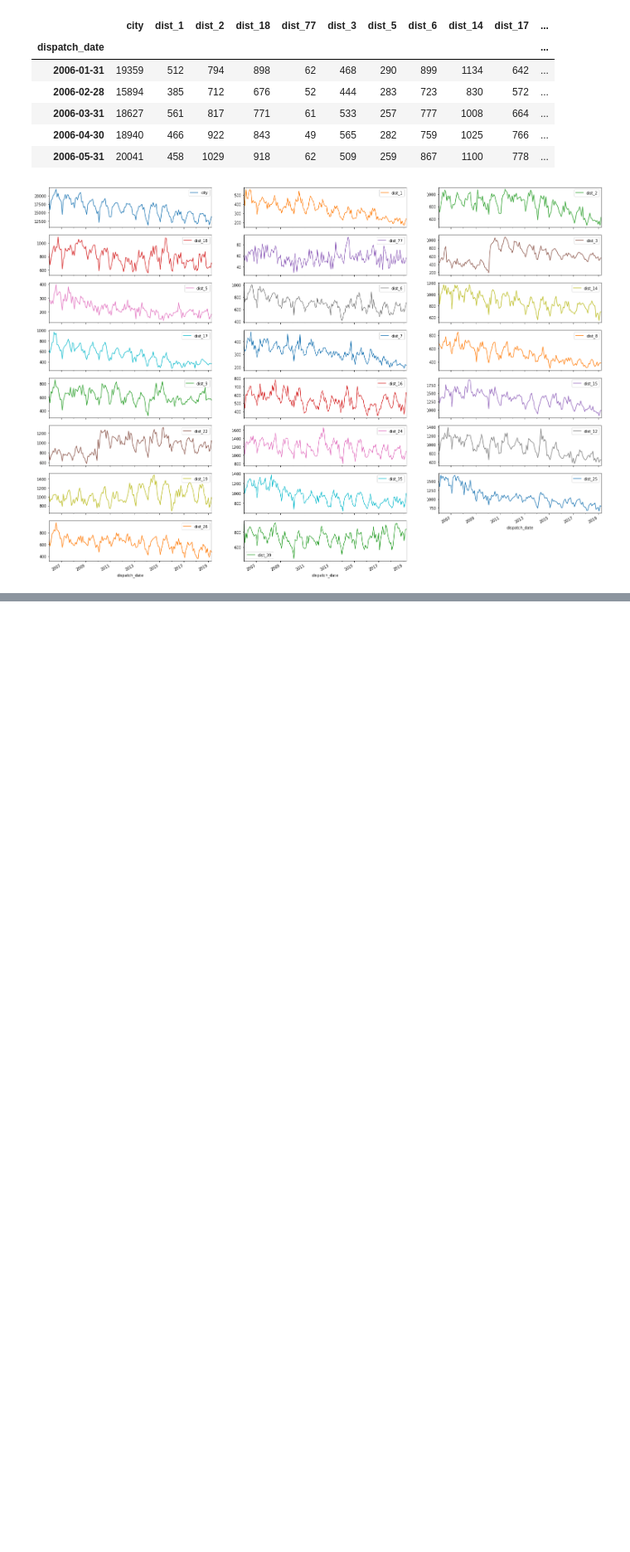
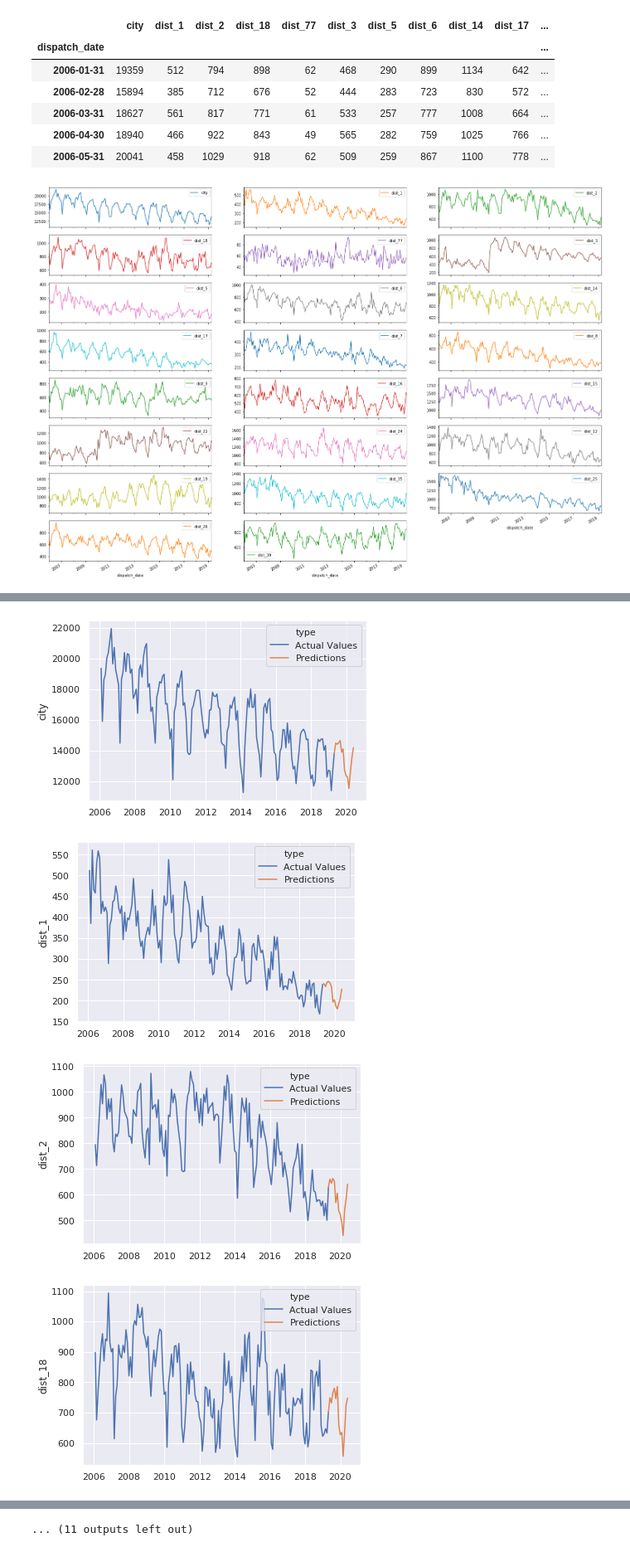
Before and after one commit to emunozlorenzo/DataCopCrimePrediction, a Jupyter notebook: notebooks/05_SARIMA_all_Districts.ipynb, the cells around one changed output, grey strips where cells are left out. Shown at 83% size. Saved outputs shown, nothing was run; the diff lists cells and outputs as text; code cells hidden in the pictures; blank space fills up the shorter version.

```diff
--- a/notebooks/05_SARIMA_all_Districts.ipynb
+++ b/notebooks/05_SARIMA_all_Districts.ipynb
@@ -130,0 +205,6 @@ Test Mean: 216.75
+# %%
+# Locate the last row of df
+last_row = df[df.index == '2019-04-30']
+# Add this row to the beginning of our forecast dataframe
+forecast = last_row.append(forecast)
+forecast.head()
@@ -130,0 +218,18 @@ Test Mean: 216.75
+# %%
+# Create a Column for differencing actual values and predictions
+df['type'] = 'Actual Values'
+forecast['type'] = 'Predictions'
+
+df_forecast = df.append(forecast)
+# %%
+import seaborn as sns; sns.set()
+
+for dist in df_forecast.columns.tolist():
+    if dist != 'type':
+        ax = sns.lineplot(x=df_forecast.index, y=dist, data=df_forecast, hue='type')
+        plt.show()
+# %% [output]
+[figure, added]
+[figure, added]
+[figure, added]
+[figure, added]
@@ -130,0 +244 @@ Test Mean: 216.75
+... (11 outputs left out)
```
Also changed, not shown: parts of 7 cells of this notebook.
